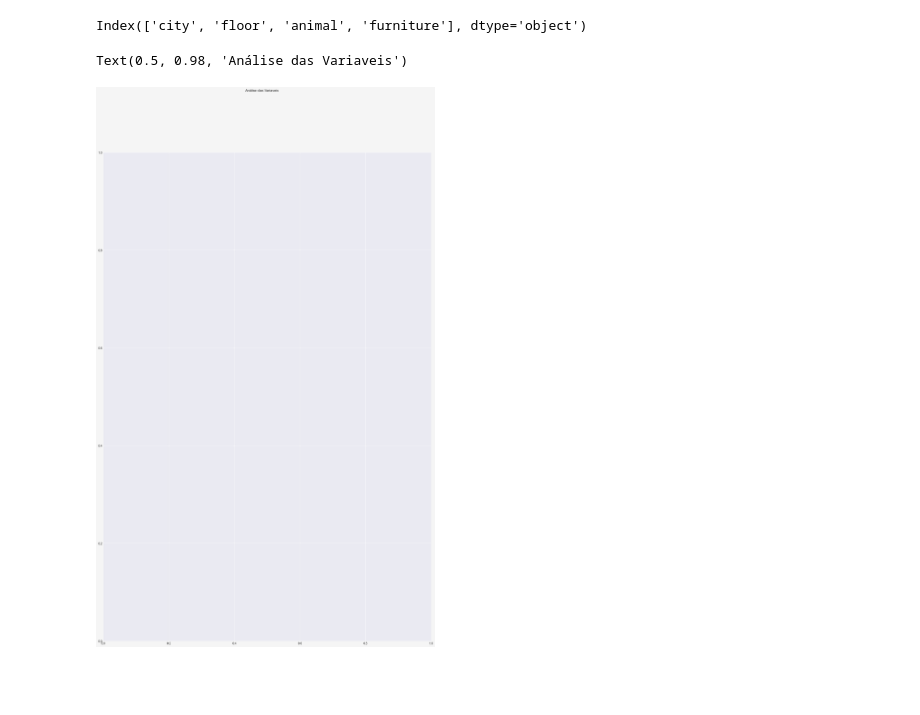
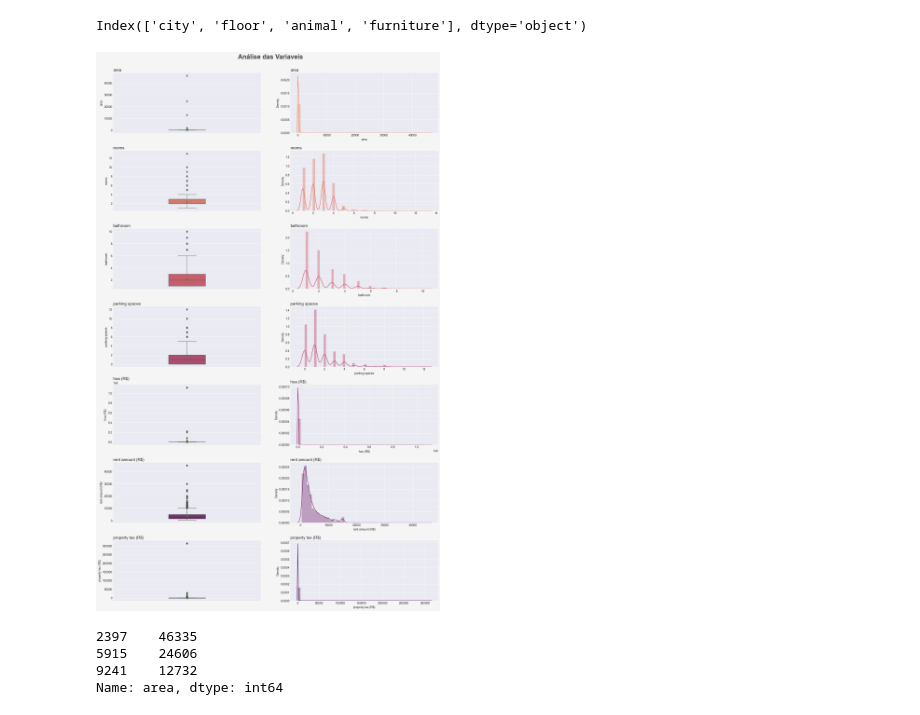
Before and after one commit to GeuberLucas/Machine_Learning_end_to_end, a Jupyter notebook: codigo_no_jupiter.ipynb, the cells around one changed output. Cells and saved outputs as stored; diff of their text form; code cells hidden in the pictures; blank space fills up the shorter version.

Commit message:
contiune the analyse of data

```diff
--- a/codigo_no_jupiter.ipynb
+++ b/codigo_no_jupiter.ipynb
@@ -92,23 +92,54 @@ baseData['floor'] = baseData['floor'].apply(lambda r : 0 if r == '-' else r)
 
 #substituindo tipos de dados
 baseData['floor'] = pd.to_numeric(baseData['floor'])
-# %%
-
-#GRID - GRAFICOS
-
-#tamanho
-Figura,eixo = plt.subplots(figsize=(20,30))
-
-
-#cor de fundo
-cor_fundo = '#f5f5f5'
-Figura.set_facecolor(cor_fundo)
-
-#Paleta de Cores
-paletteOfColors=sn.color_palette('flare', len(numbersColumns) * 2)
-
-#Titulo
-plt.suptitle('Análise das Variaveis')
-# %% [output]
-Text(0.5, 0.98, 'Análise das Variaveis')
-[figure, removed]
+# %%
+
+#GRID - GRAFICOS
+
+#tamanho
+Figura,eixo = plt.subplots(figsize=(20,30))
+
+
+#cor de fundo
+cor_fundo = '#f5f5f5'
+Figura.set_facecolor(cor_fundo)
+
+#Paleta de Cores
+paletteOfColors=sn.color_palette('flare', len(numbersColumns) * 2)
+
+#Titulo
+plt.suptitle('Análise das Variaveis',fontsize=22,color='#404040',fontweight=600)
+
+#Estrutura
+rows=7
+columns=2 #(boxplot- Distplot)
+position=1
+
+
+for column in numbersColumns:
+    #plot no grid -- Boxplot
+    plt.subplot(rows,columns,position)
+    plt.title(f'{column}',loc='left',fontsize=14,fontweight=200)
+    sn.boxplot(data=baseData,y=column,showmeans=True,saturation=0.75,
+               linewidth=1,color=paletteOfColors[position],width=0.25)
+
+    position+=1
+
+    #plot no grid -- Distplot
+    plt.subplot(rows,columns,position)
+    plt.title(f'{column}',loc='left',fontsize=14,fontweight=200)
+    sn.distplot(baseData[column],color=paletteOfColors[position-1])
+    position+=1
+
+
+#ajuste de grid
+plt.subplots_adjust(top=0.95, hspace=0.3)
+# %% [output]
+[figure, added]
+# %%
+baseData.loc[baseData['area'] <= 10000]['area'].describe()
+# %% [output]
+2397    46335
+5915    24606
+9241    12732
+Name: area, dtype: int64
```
Also changed, not shown: parts of 5 cells of this notebook.
